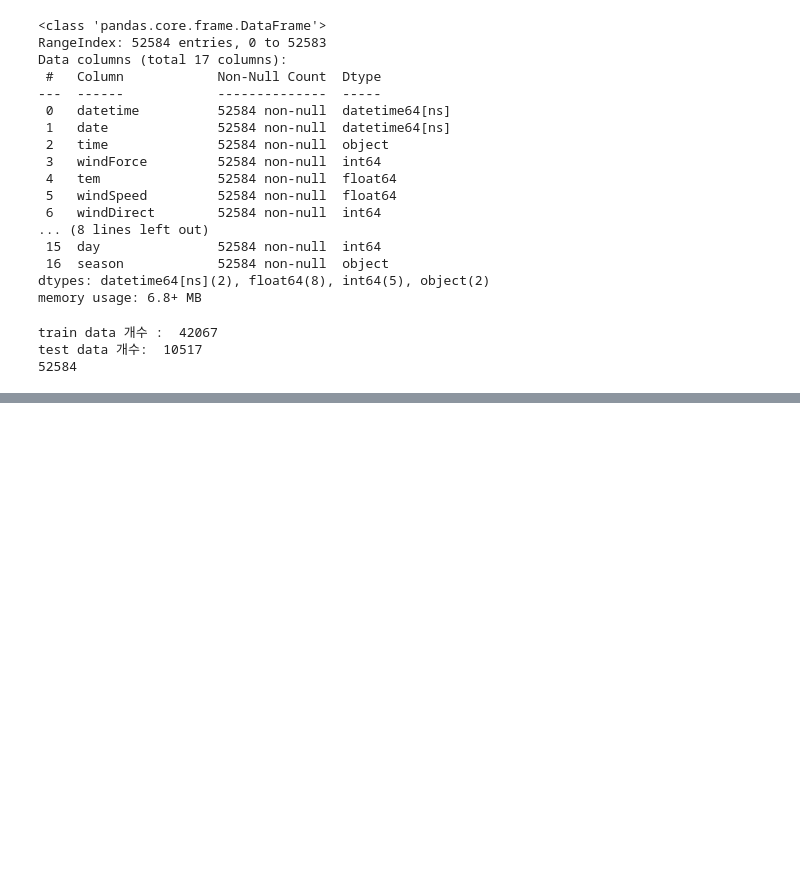
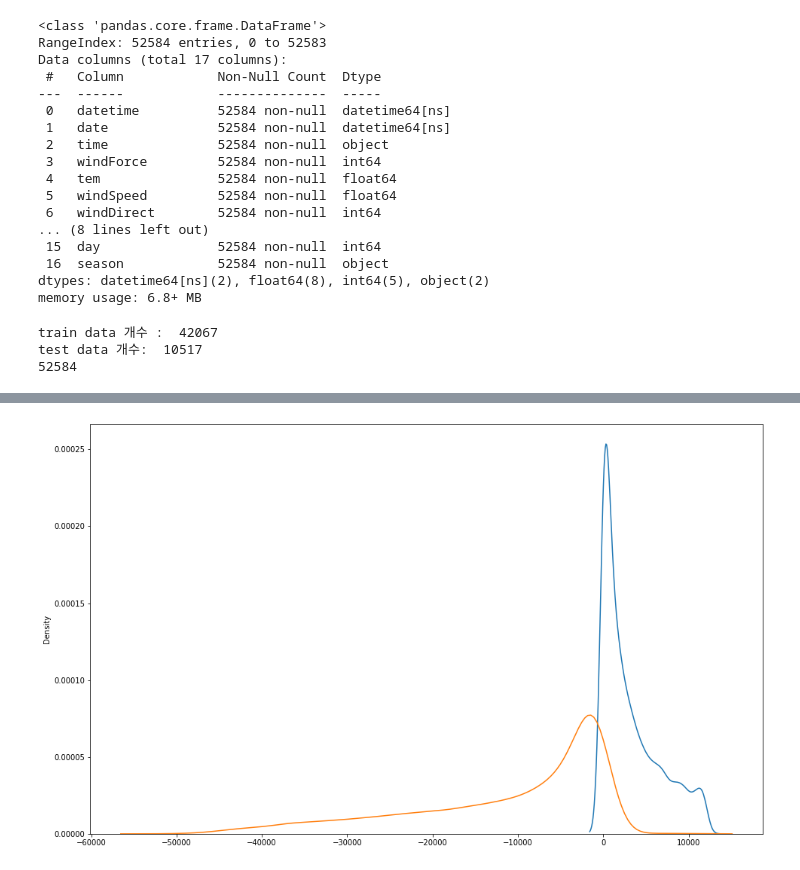
Before and after one commit to rohhj622/windPowerPrediction, a Jupyter notebook: code1_2.ipynb, the cells around one changed output, grey strips where cells are left out. Drawn from its saved outputs; the diff is of its cells as text; code cells hidden in the pictures; blank space fills up the shorter version.

```diff
--- a/code1_2.ipynb
+++ b/code1_2.ipynb
@@ -151,7 +224,9 @@ y_pred = network.predict(X_test).flatten()
 # %%
 plt.figure(figsize=(16,10))
-ax1 = sns.distplot(y_test,hist=False,label='y')
-ax2 = sns.distplot(y_pred,hist=False,label='y_hat',ax=ax1)
+ax1 = sns.distplot(test_label,hist=False,label='y')
+ax2 = sns.distplot(pred,hist=False,label='y_hat',ax=ax1)
 
 plt.show()
 plt.close()
+# %% [output]
+[figure, added]
```
Also changed, not shown: parts of 30 cells of this notebook.
